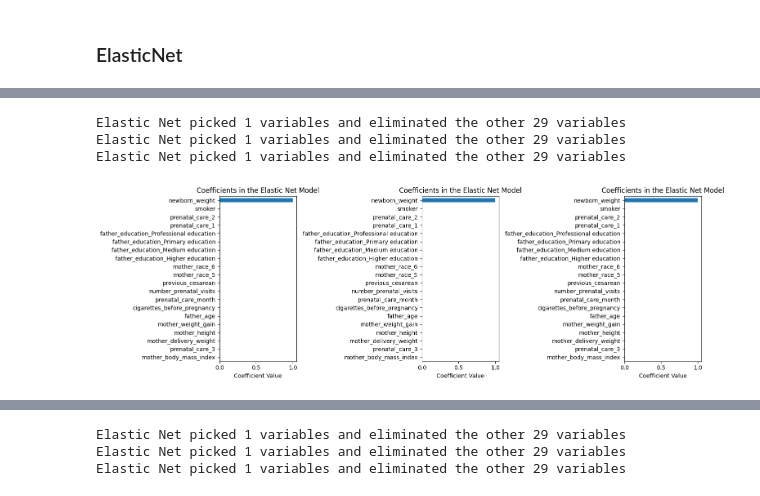
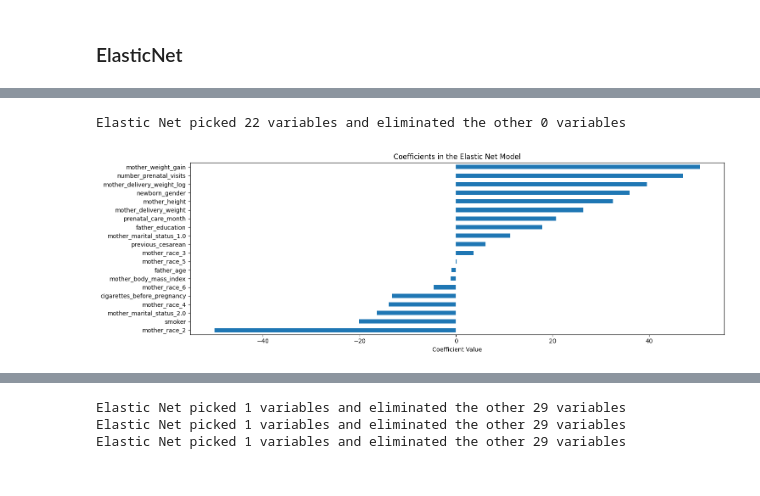
Before and after one commit to melkri/Machine_Learning_Regression, a Jupyter notebook: scripts/02.feature_engineering.ipynb, the cells around one changed output, grey strips where cells are left out. Drawn from its saved outputs; the diff is of its cells as text; code cells hidden in the pictures.

```diff
--- a/scripts/02.feature_engineering.ipynb
+++ b/scripts/02.feature_engineering.ipynb
@@ -219,0 +223,3 @@ x_col = ['mother_body_mass_index', 'mother_delivery_weight', 'mother_height',
+# %%
+df = df.sample(n=500000, random_state=42)
+df = df.reset_index(drop=True)
@@ -219,0 +239,2 @@ x_col = ['mother_body_mass_index', 'mother_delivery_weight', 'mother_height',
+# %%
+df_re = pd.DataFrame(StandardScaler().fit_transform(df.loc[:, x_col]), columns=x_col)
@@ -219,0 +254,3 @@ x_col = ['mother_body_mass_index', 'mother_delivery_weight', 'mother_height',
+# %%
+#df = df.drop('newborn_weight', axis=1)
+df = pd.concat([df_re, df[y_col]], axis=1)
@@ -330,5 +381,5 @@ general_ranking.rename(
 ### ElasticNet
 # %%
 scaler = StandardScaler()
-sample_1.loc[:, sample_1.columns != 'newborn_weight'] = scaler.fit_transform(
-    sample_1.loc[:, sample_1.columns != 'newborn_weight'])
+df.loc[:, df.columns != 'newborn_weight'] = scaler.fit_transform(
+    df.loc[:, df.columns != 'newborn_weight'])
@@ -417,22 +453,18 @@ def run_elastic_net(sample_1):
     plt.title("Coefficients in the Elastic Net Model")
     plt.show()
 # %%
-samples = [sample_1, sample_2, sample_3]
-fix, axes = plt.subplots(1, 3, figsize=(15, 5))
-for i, sample in enumerate(samples):
-    coef = run_elastic_net(sample)
-    imp_coef = pd.concat([coef.sort_values().head(10), coef.sort_values().tail(10)])
-    imp_coef.plot(kind="barh", ax=axes[i])
-    axes[i].set_title("Coefficients in the Elastic Net Model")
-    axes[i].set_xlabel("Coefficient Value")
+coef = run_elastic_net(df)
+imp_coef = pd.concat([coef.sort_values().head(10), coef.sort_values().tail(10)])
+fig, ax = plt.subplots(figsize=(15, 5))
+imp_coef.plot(kind="barh", ax=ax)
+ax.set_title("Coefficients in the Elastic Net Model")
+ax.set_xlabel("Coefficient Value")
 
 plt.tight_layout()
 plt.show()
 # %% [output]
-Elastic Net picked 1 variables and eliminated the other 29 variables
-Elastic Net picked 1 variables and eliminated the other 29 variables
-Elastic Net picked 1 variables and eliminated the other 29 variables
+Elastic Net picked 22 variables and eliminated the other 0 variables
-[figure, old version]
+[figure, new version]
 # %%
 coef = run_elastic_net(sample_1)
 imp_coef = pd.concat([coef.sort_values().head(10), coef.sort_values().tail(10)])
```
Also changed, not shown: parts of 25 cells of this notebook.
